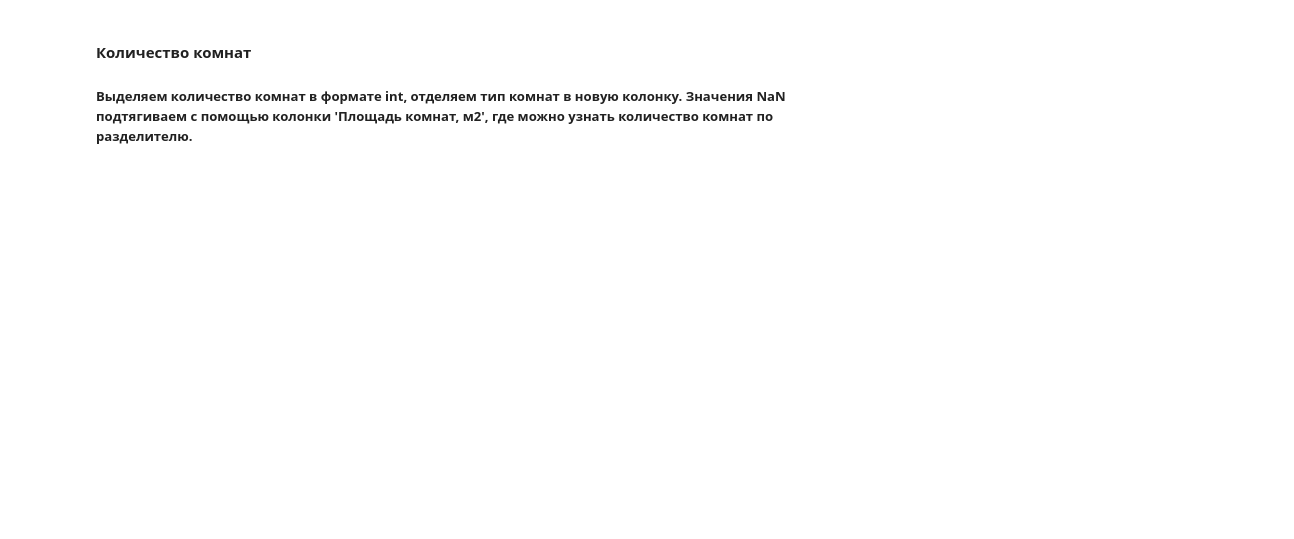
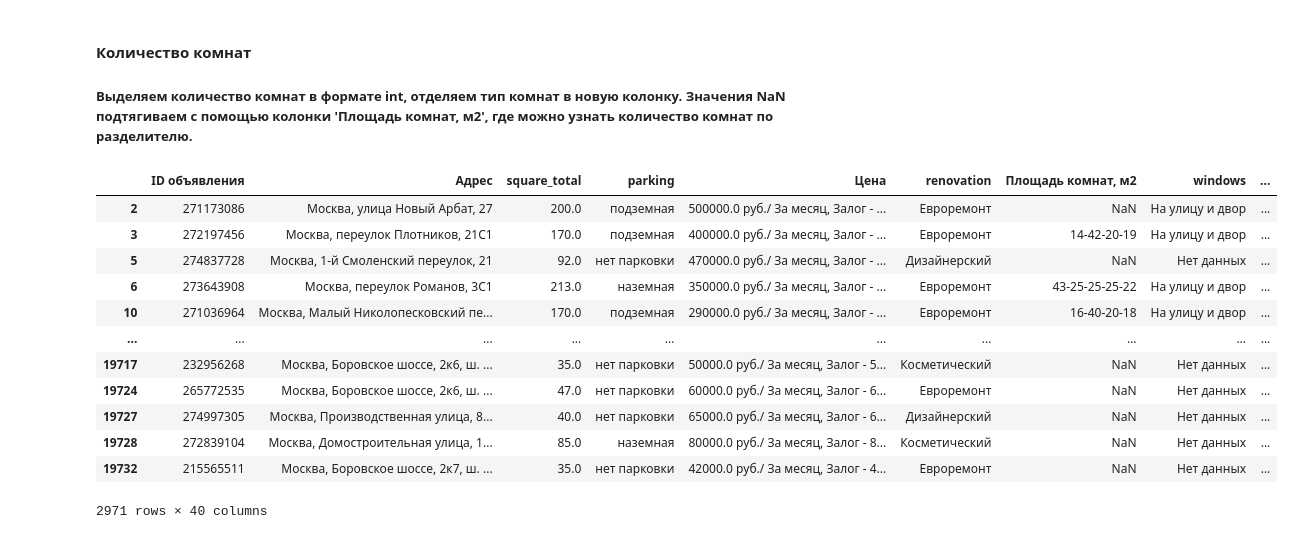
Before and after one commit to osana/real_estate_eda, a Jupyter notebook: real_estate_eda.ipynb, the cells around one changed output. Drawn from its saved outputs; the diff is of its cells as text; code cells hidden in the pictures; blank space fills up the shorter version.

Commit message:
rooms, metro

```diff
--- a/real_estate_eda.ipynb
+++ b/real_estate_eda.ipynb
@@ -396,3 +324,7 @@ metro_metro
 # %%
-metro_metro = metro_metro.drop_duplicates(subset=['name'])
-metro_metro
+#Разбиваю столбец Метро на Станцию Метро и Расстояние
+rent['Станция Метро'] = rent['Метро'].str.split('(').str[0]
+rent['Расстояние от метро'] = rent['Метро'].str.split('(').str[1]
+rent['Расстояние от метро'] = rent['Расстояние от метро'].str[:-1]
+rent['Станция Метро']=rent['Станция Метро'].str[3:-1]
+rent = rent.drop(labels ='Метро', axis= 1)
@@ -434,9 +356,9 @@ rent
-# %%
-rent = pd.merge(rent, metro_metro[['Станция Метро', 'admArea']], on='Станция Метро', how='left')
-rent
-# %%
-rent = rent.rename(columns={'admArea': 'Округ'})
-rent
+# %%
+#Делю столбец количество комнат на два
+rent['Число комнат'] = rent['Количество комнат'].str.split(',').str[0]
+rent['Число комнат'] = pd.to_numeric(rent['Число комнат'])
+rent['Тип комнат'] = rent['Количество комнат'].str.split(',').str[1]
+rent = rent.drop(labels ='Количество комнат', axis= 1)
 # %%
 # 'Название ЖК'
 # %%
@@ -443,0 +369,16 @@ rent
+# %%
+rent[rent['building_type'].isna()]
+# %% [output]
+|  | ID объявления | Адрес | square_total | parking | Цена | renovation | Площадь комнат, м2 | windows | ... |
+| 2 | 271173086 | Москва, улица Новый Арбат, 27 | 200.0 | подземная | 500000.0 руб./ За месяц, Залог - ... | Евроремонт | NaN | На улицу и двор | ... |
+| 3 | 272197456 | Москва, переулок Плотников, 21С1 | 170.0 | подземная | 400000.0 руб./ За месяц, Залог - ... | Евроремонт | 14-42-20-19 | На улицу и двор | ... |
+| 5 | 274837728 | Москва, 1-й Смоленский переулок, 21 | 92.0 | нет парковки | 470000.0 руб./ За месяц, Залог - ... | Дизайнерский | NaN | Нет данных | ... |
+| 6 | 273643908 | Москва, переулок Романов, 3С1 | 213.0 | наземная | 350000.0 руб./ За месяц, Залог - ... | Евроремонт | 43-25-25-25-22 | На улицу и двор | ... |
+| 10 | 271036964 | Москва, Малый Николопесковский пе... | 170.0 | подземная | 290000.0 руб./ За месяц, Залог - ... | Евроремонт | 16-40-20-18 | На улицу и двор | ... |
+| ... | ... | ... | ... | ... | ... | ... | ... | ... | ... |
+| 19717 | 232956268 | Москва, Боровское шоссе, 2к6, ш. ... | 35.0 | нет парковки | 50000.0 руб./ За месяц, Залог - 5... | Косметический | NaN | Нет данных | ... |
+| 19724 | 265772535 | Москва, Боровское шоссе, 2к6, ш. ... | 47.0 | нет парковки | 60000.0 руб./ За месяц, Залог - 6... | Евроремонт | NaN | Нет данных | ... |
+| 19727 | 274997305 | Москва, Производственная улица, 8... | 40.0 | нет парковки | 65000.0 руб./ За месяц, Залог - 6... | Дизайнерский | NaN | Нет данных | ... |
+| 19728 | 272839104 | Москва, Домостроительная улица, 1... | 85.0 | наземная | 80000.0 руб./ За месяц, Залог - 8... | Косметический | NaN | Нет данных | ... |
+| 19732 | 215565511 | Москва, Боровское шоссе, 2к7, ш. ... | 35.0 | нет парковки | 42000.0 руб./ За месяц, Залог - 4... | Евроремонт | NaN | Нет данных | ... |
+2971 rows × 40 columns
```
Also changed, not shown: parts of 27 cells of this notebook.
